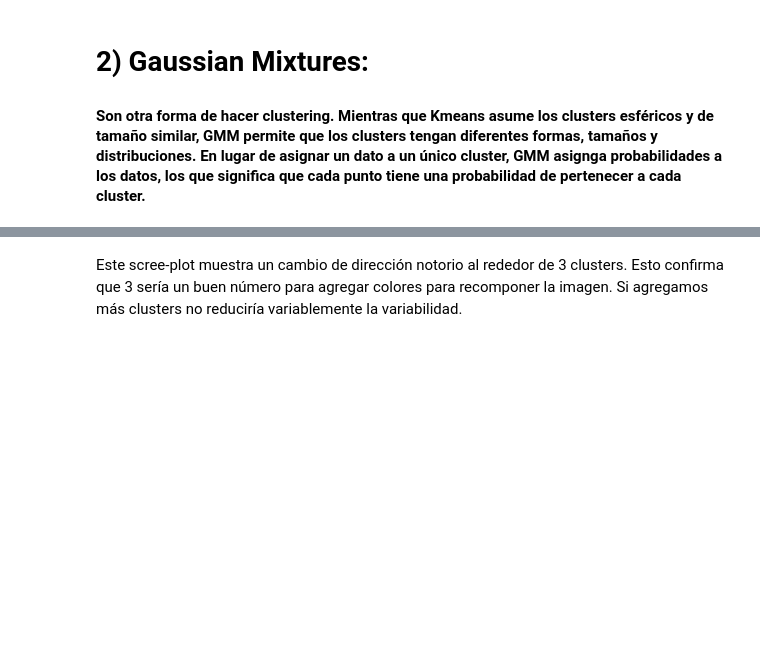
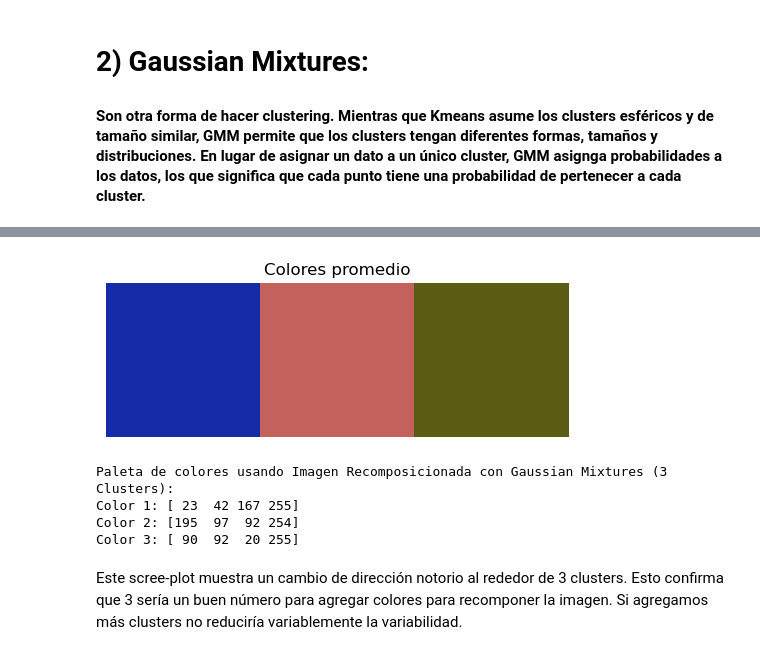
Before and after one commit to RosarioValderrama/Laboratorio_2_ML, a Jupyter notebook: notebooks/Laboratorio_2_ML.ipynb, the cells around one changed output, grey strips where cells are left out. Drawn from its saved outputs; the diff is of its cells as text; code cells hidden in the pictures; blank space fills up the shorter version.

```diff
--- a/notebooks/Laboratorio_2_ML.ipynb
+++ b/notebooks/Laboratorio_2_ML.ipynb
@@ -173,27 +222,34 @@ plt.show()
 # %%
 # Convertir la imagen a una matriz de píxeles (de RGB a una matriz 2D de valores de color)
 image_np = np.array(image)
 pixels = image_np.reshape(-1, 4)
 
 # Aplicar Gaussian Mixture Model (GMM) con 3 clusters
 n_clusters = 3
 gmm = GaussianMixture(n_components=n_clusters, random_state=42)
 gmm.fit(pixels)
 
 # Obtener los clusters y las probabilidades de pertenencia
 labels = gmm.predict(pixels)
 centroids = np.array(gmm.means_, dtype='uint8')  # Los centroides son las medias de las gaussianas
 
 # Recomponer la imagen con los colores resultantes de las gaussianas
 reconstructed_image_gmm = centroids[labels].reshape(image_np.shape)
 
 # Mostrar la imagen recomposicionada
 plt.imshow(reconstructed_image_gmm)
 plt.axis('off')
 plt.title(f'Imagen Recomposicionada con Gaussian Mixtures ({n_clusters} Clusters)')
 plt.show()
+img_paleta(centroids)
+print_paleta(centroids, f'Imagen Recomposicionada con Gaussian Mixtures ({n_clusters} Clusters)')
 # %% [output]
 [figure]
+[figure, added]
+Paleta de colores usando Imagen Recomposicionada con Gaussian Mixtures (3 Clusters):
+Color 1: [ 23  42 167 255]
+Color 2: [195  97  92 254]
+Color 3: [ 90  92  20 255]
 # %% [markdown]
 Este scree-plot muestra un cambio de dirección notorio al rededor de 3 clusters. Esto confirma que 3 sería un buen número para agregar colores para recomponer la imagen. Si agregamos más clusters no reduciría variablemente la variabilidad.
 # %% [markdown]
```
Also changed, not shown: parts of 7 cells of this notebook.
